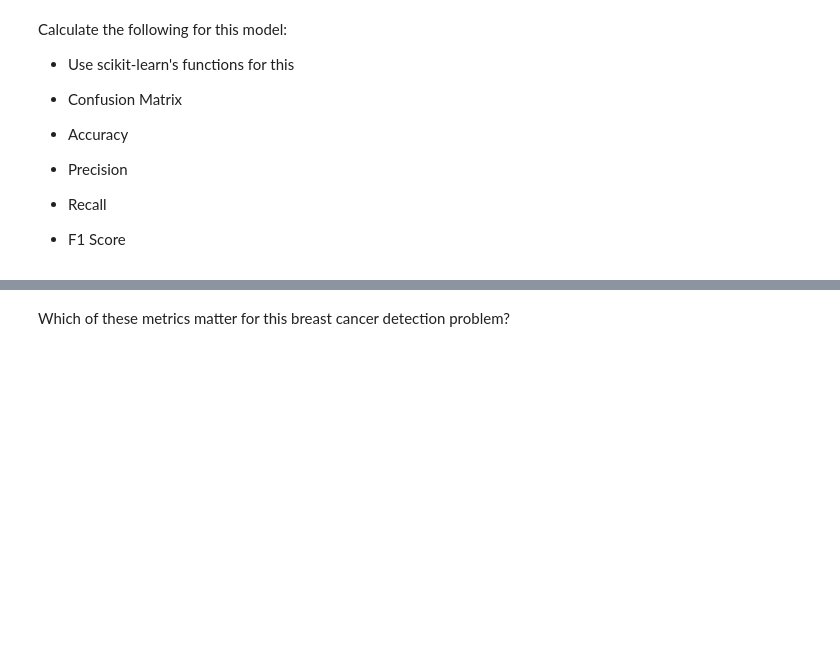
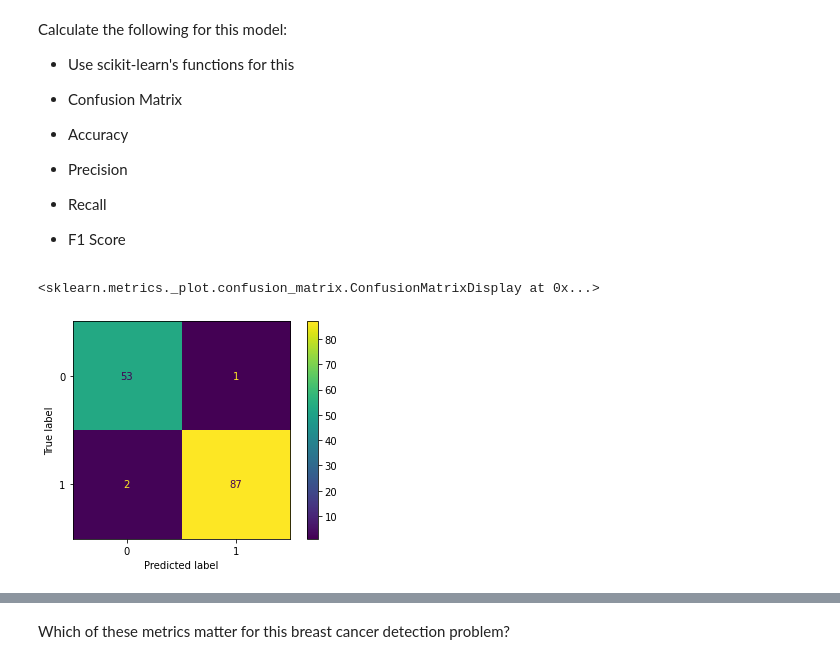
Before and after one commit to admveen/Flatiron_PG_DS, a Jupyter notebook: Phase3_Topic26_Classification_Metrics/Ph3_T26_Classification_Metrics.ipynb, the cells around one changed output, grey strips where cells are left out. Drawn from its saved outputs; the diff is of its cells as text; code cells hidden in the pictures; blank space fills up the shorter version.

```diff
--- a/Phase3_Topic26_Classification_Metrics/Ph3_T26_Classification_Metrics.ipynb
+++ b/Phase3_Topic26_Classification_Metrics/Ph3_T26_Classification_Metrics.ipynb
@@ -356,0 +353,7 @@ Calculate the following for this model:
+# %%
+confusion_matrix(y_test_bc, y_pred)
+
+plot_confusion_matrix(bc_model, X_test_sc, y_test_bc)
+# %% [output]
+<sklearn.metrics._plot.confusion_matrix.ConfusionMatrixDisplay at 0x...>
+[figure, added]
```
Also changed, not shown: parts of 13 cells of this notebook, 1 other file.
